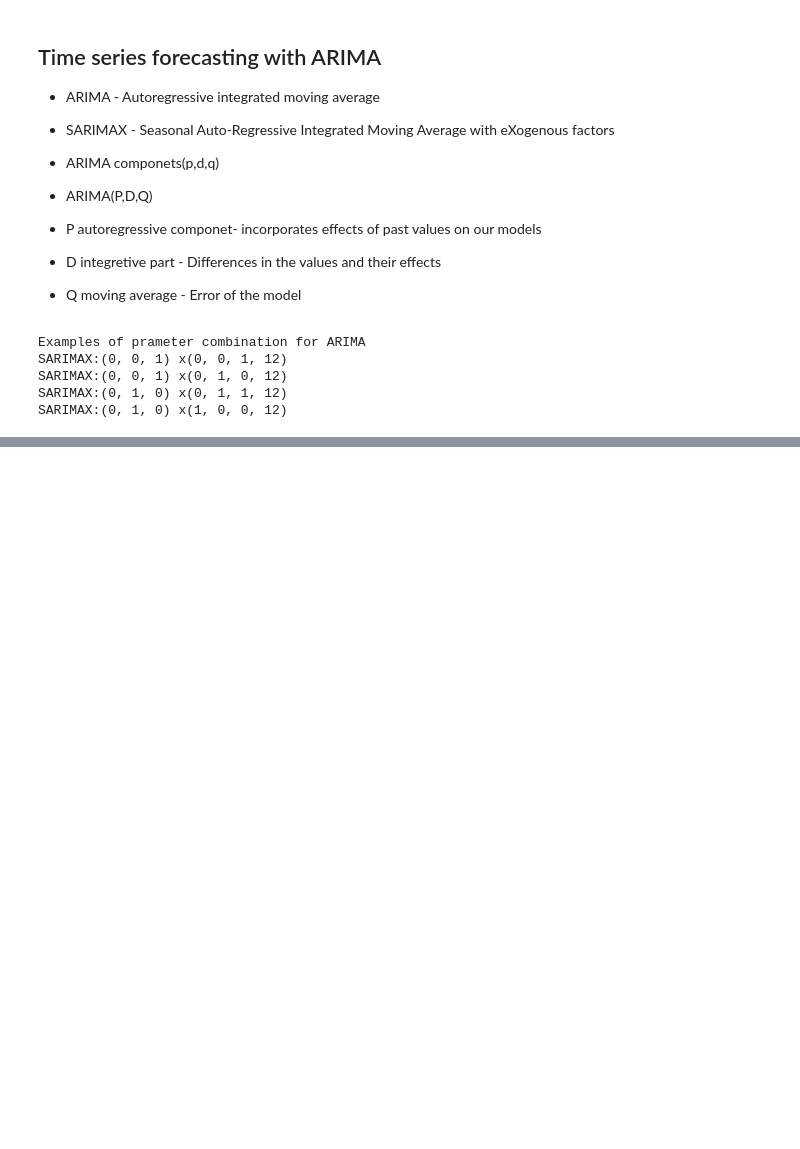
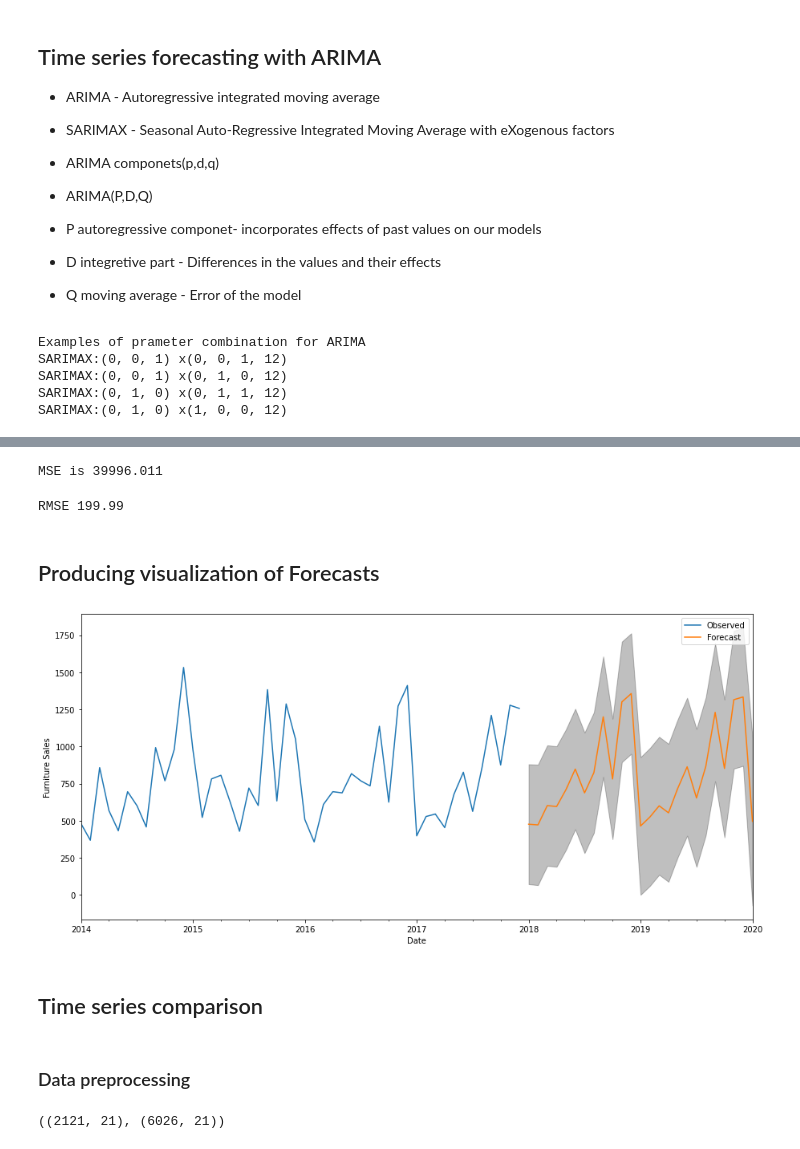
Before and after one commit to 3liud/Sales-forecast-using-time-series-data, a Jupyter notebook: sales_prediction.ipynb, the cells around one changed output, grey strips where cells are left out. Saved outputs shown, nothing was run; the diff lists cells and outputs as text; code cells hidden in the pictures; blank space fills up the shorter version.

```diff
--- a/sales_prediction.ipynb
+++ b/sales_prediction.ipynb
@@ -268,0 +309,44 @@ ARIMA(1, 0, 0)*(1, 0, 0, 12)12 - AIC:682.5313938743791
+# %%
+y_forecasted = pred.predicted_mean
+y_true = y['2016-01-01':]
+
+# mean squared Error
+mse = ((y_forecasted - y_true)**2).mean()
+
+print("MSE is {}".format(round(mse, 3)))
+# %% [output]
+MSE is 39996.011
+# %%
+print("RMSE {}".format(round(np.sqrt(mse),3)))
+# %% [output]
+RMSE 199.99
+# %% [markdown]
+## Producing visualization of Forecasts
+# %%
+# Number of steps for forecast from the end fo the sample
+pred_uc = results.get_forecast(steps=25)
+
+# confidence interval of the fitted parameters
+pred_ci = pred_uc.conf_int()
+
+ax = y.plot(label = 'Observed', figsize = (15, 7))
+pred_uc.predicted_mean.plot(ax=ax, label='Forecast')
+
+# fill the area between two horizontal curves
+ax.fill_between(pred_ci.index,
+                pred_ci.iloc[:,0],
+                pred_ci.iloc[:,1],
+                color='k',
+                alpha=0.25)
+
+ax.set_xlabel('Date')
+ax.set_ylabel('Furniture Sales')
+
+plt.legend()
+plt.show()
+# %% [output]
+[figure, added]
+# %% [markdown]
+## Time series comparison
+# %% [markdown]
+### Data preprocessing
@@ -268,0 +356,4 @@ ARIMA(1, 0, 0)*(1, 0, 0, 12)12 - AIC:682.5313938743791
+# %%
+furniture.shape, office.shape
+# %% [output]
+((2121, 21), (6026, 21))
```
Also changed, not shown: parts of 7 cells of this notebook.
